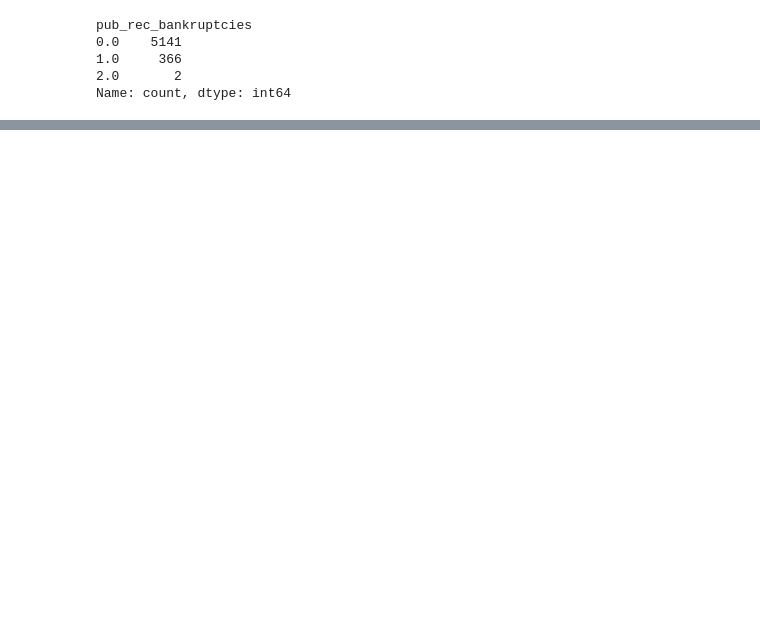
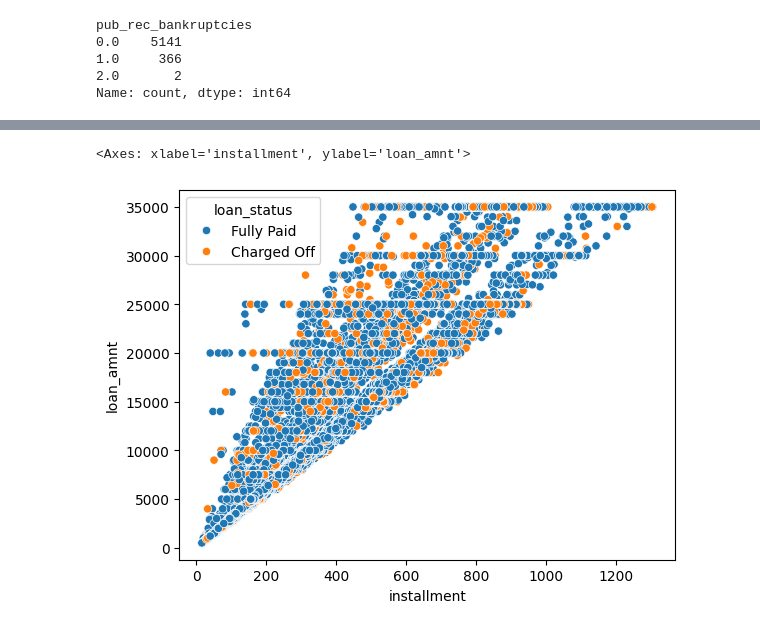
Before and after one commit to shankar6408/LendingClubCaseStudy, a Jupyter notebook: Group_Facilitator_Name.ipynb, the cells around one changed output, grey strips where cells are left out. Saved outputs shown, nothing was run; the diff lists cells and outputs as text; code cells hidden in the pictures; blank space fills up the shorter version.

```diff
--- a/Group_Facilitator_Name.ipynb
+++ b/Group_Facilitator_Name.ipynb
@@ -1029,0 +1066,5 @@ Name: count, dtype: int64
+# %%
+sns.scatterplot(data=default_fullyPaid_df, x='installment', y='loan_amnt', hue='loan_status')
+# %% [output]
+<Axes: xlabel='installment', ylabel='loan_amnt'>
+[figure, added]
```
Also changed, not shown: parts of 32 cells of this notebook.
